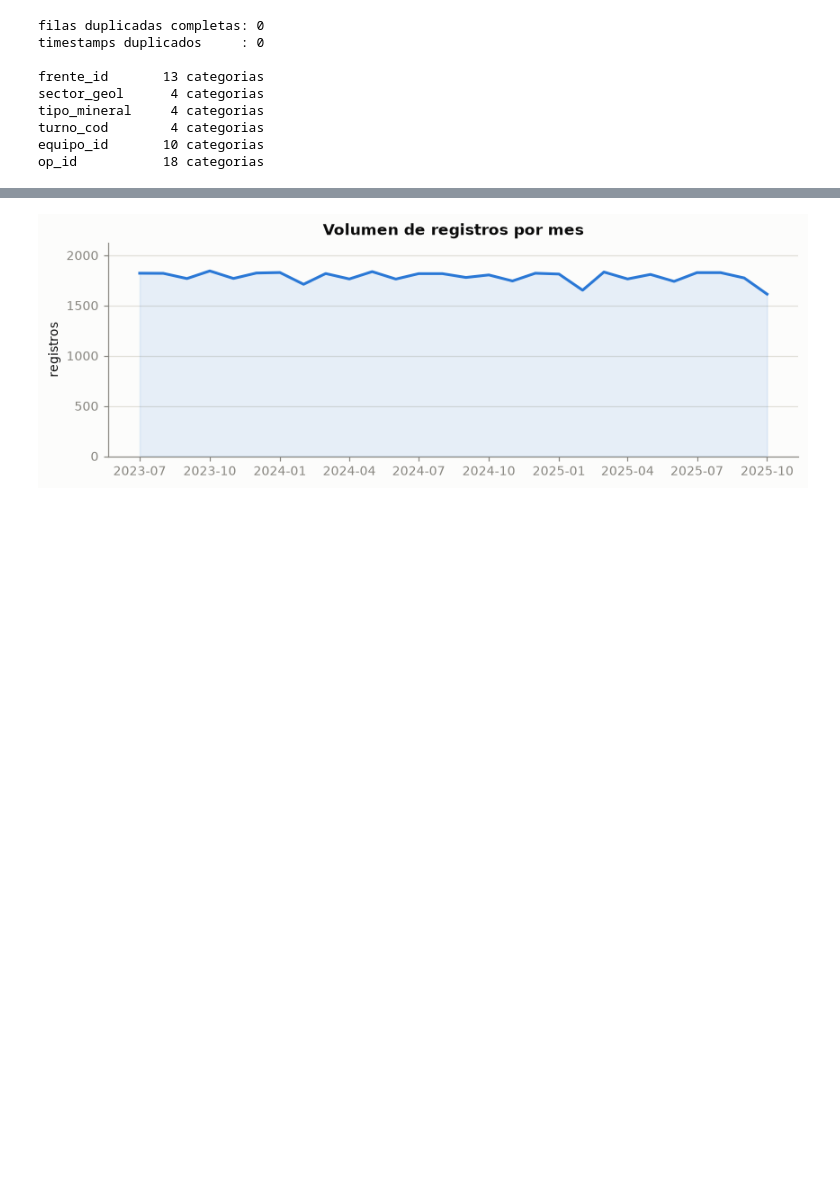
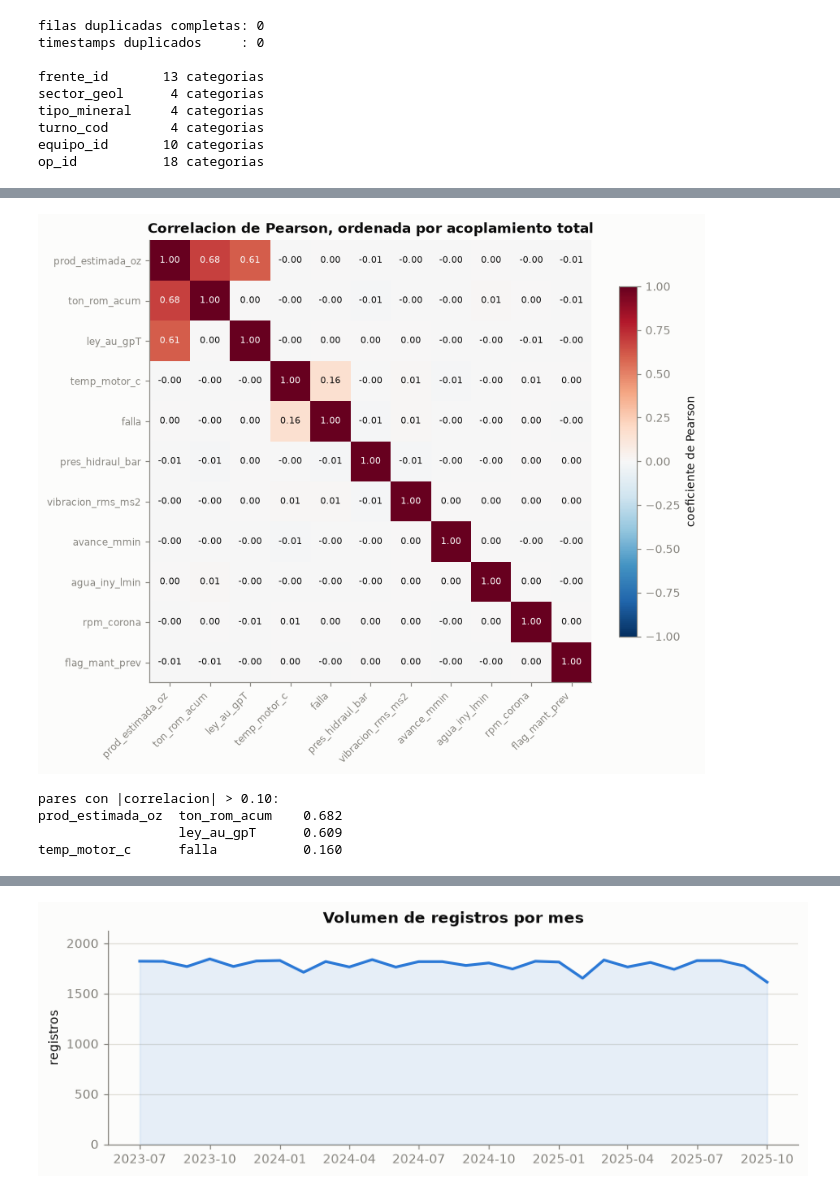
Before and after one commit to amadorcallelo-bee/repositorio-ds-mine, a Jupyter notebook: modulo_a/exploration/eda_opus.ipynb, the cells around one changed output, grey strips where cells are left out. Drawn from its saved outputs; the diff is of its cells as text; code cells hidden in the pictures; blank space fills up the shorter version.

```diff
--- a/modulo_a/exploration/eda_opus.ipynb
+++ b/modulo_a/exploration/eda_opus.ipynb
@@ -149,0 +263,37 @@ tiempo, una particion aleatoria entrena con el futuro y valida con el pasado.
+# %%
+# Matriz de correlacion de Pearson sobre los registros con lectura valida de ley.
+# Se ordena por suma de correlaciones absolutas: las variables acopladas quedan juntas.
+numericas = ["ley_au_gpT", "prod_estimada_oz", "ton_rom_acum", "pres_hidraul_bar",
+             "rpm_corona", "avance_mmin", "agua_iny_lmin", "vibracion_rms_ms2",
+             "temp_motor_c", "flag_mant_prev", "falla"]
+corr_m = valida[numericas].astype(float).corr(method="pearson")
+orden_corr = (corr_m.abs().sum() - 1).sort_values(ascending=False).index
+corr_m = corr_m.loc[orden_corr, orden_corr]
+
+fig, ax = plt.subplots(figsize=(7.6, 6.4))
+im = ax.imshow(corr_m.values, cmap="RdBu_r", vmin=-1, vmax=1)
+ax.set_xticks(range(len(corr_m)))
+ax.set_xticklabels(corr_m.columns, rotation=45, ha="right", fontsize=8)
+ax.set_yticks(range(len(corr_m)))
+ax.set_yticklabels(corr_m.index, fontsize=8)
+for y in range(len(corr_m)):
+    for x in range(len(corr_m)):
+        valor = corr_m.values[y, x]
+        ax.text(x, y, f"{valor:.2f}", ha="center", va="center", fontsize=7,
+                color=SURFACE if abs(valor) > 0.55 else INK)
+ax.set_title("Correlacion de Pearson, ordenada por acoplamiento total")
+fig.colorbar(im, ax=ax, shrink=0.75, label="coeficiente de Pearson")
+plt.tight_layout()
+plt.show()
+
+triangulo = np.triu(np.ones(corr_m.shape), k=1).astype(bool)
+pares = corr_m.where(triangulo).stack()
+pares = pares[pares.abs() > 0.10].sort_values(key=abs, ascending=False)
+print("pares con |correlacion| > 0.10:")
+print(pares.round(3).to_string() if len(pares) else "  ninguno")
+# %% [output]
+[figure, added]
+pares con |correlacion| > 0.10:
+prod_estimada_oz  ton_rom_acum    0.682
+                  ley_au_gpT      0.609
+temp_motor_c      falla           0.160
```
Also changed, not shown: parts of 99 cells of this notebook.
